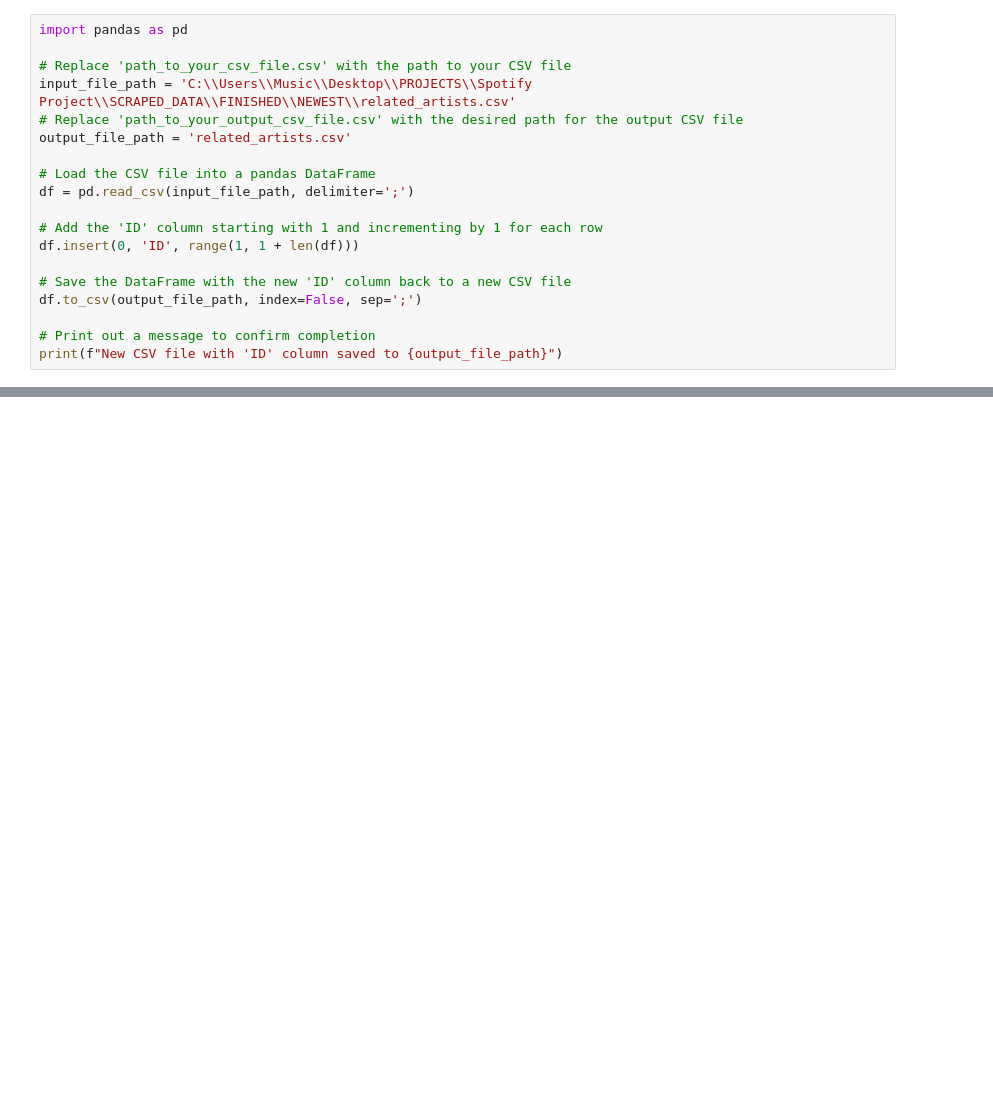
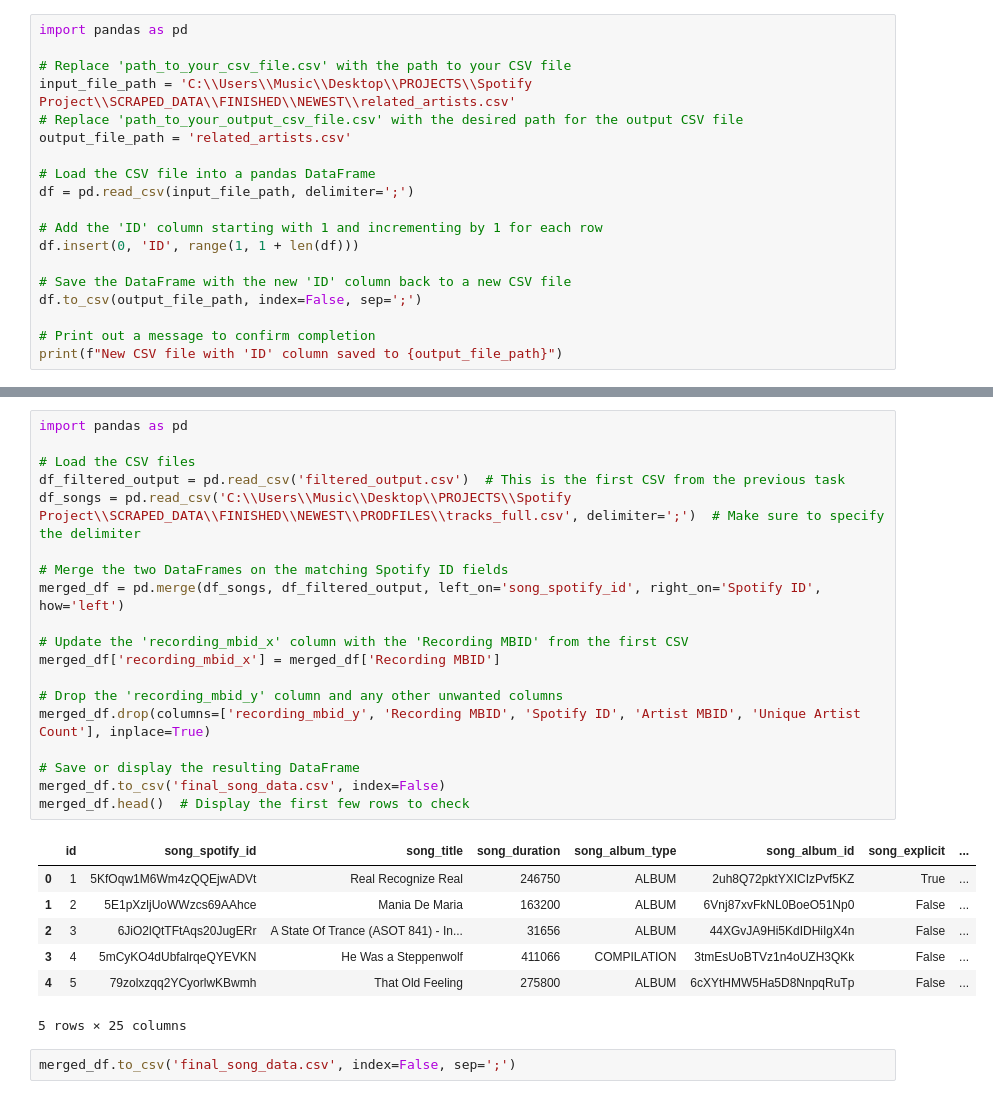
Before and after one commit to dcsp3/lowertones, a Jupyter notebook: prepopulationStuff/PythonNotebooksForPrepopulation/Step9_CSVFormatter.ipynb, the cells around one changed output, grey strips where cells are left out. Cells and saved outputs as stored; diff of their text form; blank space fills up the shorter version.

```diff
--- a/prepopulationStuff/PythonNotebooksForPrepopulation/Step9_CSVFormatter.ipynb
+++ b/prepopulationStuff/PythonNotebooksForPrepopulation/Step9_CSVFormatter.ipynb
@@ -1290,0 +1503,29 @@ print(f"New CSV file with 'ID' column saved to {output_file_path}")
+# %%
+import pandas as pd
+
+# Load the CSV files
+df_filtered_output = pd.read_csv('filtered_output.csv')  # This is the first CSV from the previous task
+df_songs = pd.read_csv('C:\\Users\\Music\\Desktop\\PROJECTS\\Spotify Project\\SCRAPED_DATA\\FINISHED\\NEWEST\\PRODFILES\\tracks_full.csv', delimiter=';')  # Make sure to specify the delimiter
+
+# Merge the two DataFrames on the matching Spotify ID fields
+merged_df = pd.merge(df_songs, df_filtered_output, left_on='song_spotify_id', right_on='Spotify ID', how='left')
+
+# Update the 'recording_mbid_x' column with the 'Recording MBID' from the first CSV
+merged_df['recording_mbid_x'] = merged_df['Recording MBID']
+
+# Drop the 'recording_mbid_y' column and any other unwanted columns
+merged_df.drop(columns=['recording_mbid_y', 'Recording MBID', 'Spotify ID', 'Artist MBID', 'Unique Artist Count'], inplace=True)
+
+# Save or display the resulting DataFrame
+merged_df.to_csv('final_song_data.csv', index=False)
+merged_df.head()  # Display the first few rows to check
+# %% [output]
+|  | id | song_spotify_id | song_title | song_duration | song_album_type | song_album_id | song_explicit | ... |
+| 0 | 1 | 5KfOqw1M6Wm4zQQEjwADVt | Real Recognize Real | 246750 | ALBUM | 2uh8Q72pktYXICIzPvf5KZ | True | ... |
+| 1 | 2 | 5E1pXzljUoWWzcs69AAhce | Mania De Maria | 163200 | ALBUM | 6Vnj87xvFkNL0BoeO51Np0 | False | ... |
+| 2 | 3 | 6JiO2lQtTFtAqs20JugERr | A State Of Trance (ASOT 841) - In... | 31656 | ALBUM | 44XGvJA9Hi5KdIDHiIgX4n | False | ... |
+| 3 | 4 | 5mCyKO4dUbfalrqeQYEVKN | He Was a Steppenwolf | 411066 | COMPILATION | 3tmEsUoBTVz1n4oUZH3QKk | False | ... |
+| 4 | 5 | 79zolxzqq2YCyorlwKBwmh | That Old Feeling | 275800 | ALBUM | 6cXYtHMW5Ha5D8NnpqRuTp | False | ... |
+5 rows × 25 columns
+# %%
+merged_df.to_csv('final_song_data.csv', index=False, sep=';')
```
Also changed, not shown: parts of 26 cells of this notebook, 13 other files.
